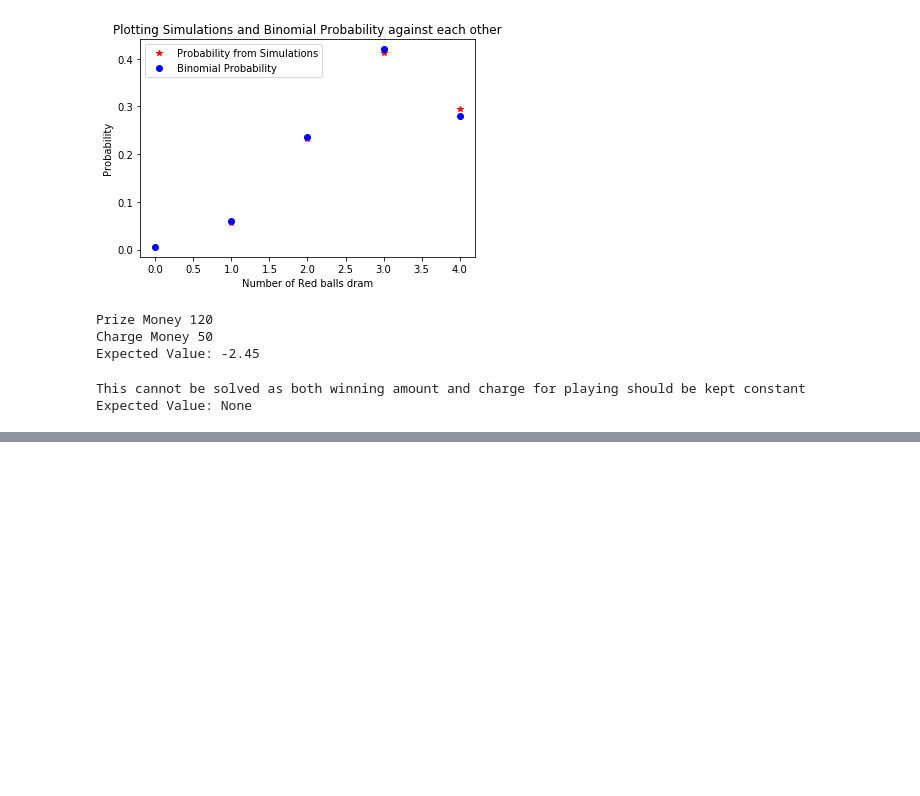
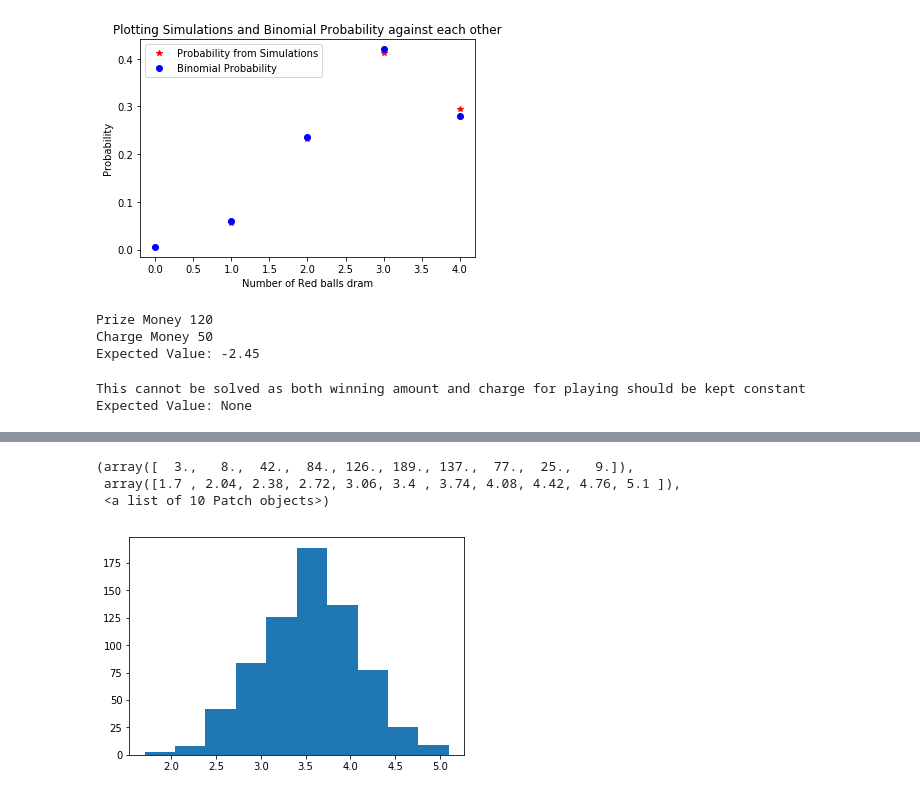
Before and after one commit to abhijitjaiswal/Statistics, a Jupyter notebook: Binomial Distribution Experiment.ipynb, the cells around one changed output, grey strips where cells are left out. Drawn from its saved outputs; the diff is of its cells as text; code cells hidden in the pictures; blank space fills up the shorter version.

```diff
--- a/Binomial Distribution Experiment.ipynb
+++ b/Binomial Distribution Experiment.ipynb
@@ -145,0 +205,15 @@ Expected Value: None
+# %%
+#CLT
+no_of_samples =700
+t = []   #Average of 10 random outcomes
+sd = []  #Standard Deviation of 10 random outcomes
+for i in range(0, no_of_samples):
+    m = np.random.randint(1,7, 10)
+    t.append(np.mean(m))
+    sd.append(np.std(m))
+plt.hist(t)
+# %% [output]
+(array([  3.,   8.,  42.,  84., 126., 189., 137.,  77.,  25.,   9.]),
+ array([1.7 , 2.04, 2.38, 2.72, 3.06, 3.4 , 3.74, 4.08, 4.42, 4.76, 5.1 ]),
+ <a list of 10 Patch objects>)
+[figure, added]
```
Also changed, not shown: parts of 8 cells of this notebook, 1 other file.
